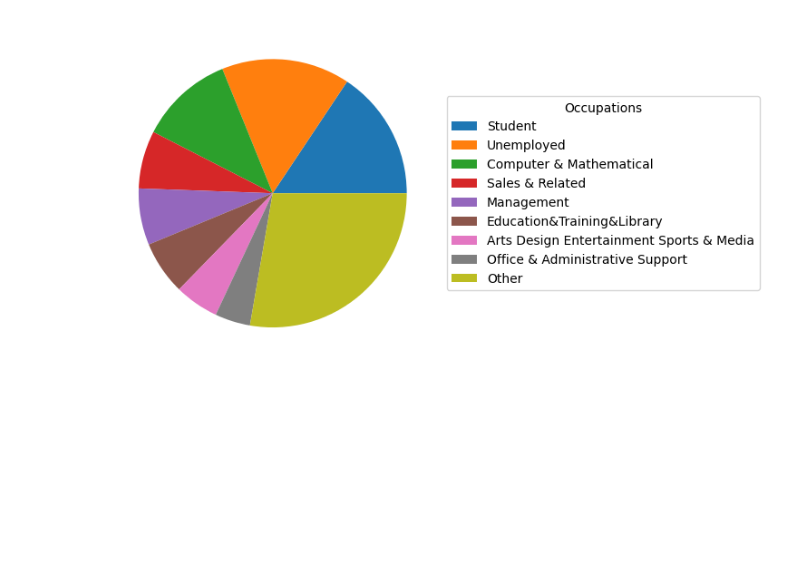
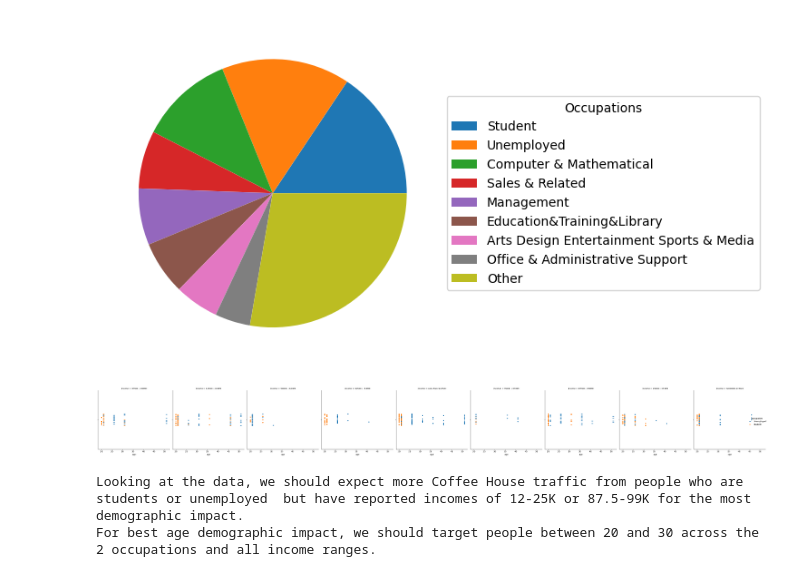
Before and after one commit to rbhat/aiml-customer-code, a Jupyter notebook: prompt.ipynb, the cells around one changed output. Saved outputs shown, nothing was run; the diff lists cells and outputs as text; code cells hidden in the pictures; blank space fills up the shorter version.

```diff
--- a/prompt.ipynb
+++ b/prompt.ipynb
@@ -361,3 +355,17 @@ plt.legend(occupations.index, title="Occupations", loc="center left", bbox_to_an
 plt.show()
 # %% [output]
 [figure]
+# %%
+#Lets see the age range of people who went to the coffeehouse and their income levels
+
+sns.catplot(x='age', hue='occupation', col="income", data=coffee_data.loc[np.isin(coffee_data['occupation'],['Student','Unemployed']),['age', 'income', 'occupation']])
+plt.tight_layout()
+plt.show()
+# %% [output]
+[figure, added]
+# %%
+print(f"Looking at the data, we should expect more Coffee House traffic from people who are {colored('students or unemployed', 'yellow')}  but have reported incomes of {colored('12-25K or 87.5-99K','yellow')} for the most demographic impact.\n"\
+       f"For best age demographic impact, we should target people between {colored('20 and 30 across the 2 occupations and all income ranges', 'yellow')}.")
+# %% [output]
+Looking at the data, we should expect more Coffee House traffic from people who are students or unemployed  but have reported incomes of 12-25K or 87.5-99K for the most demographic impact.
+For best age demographic impact, we should target people between 20 and 30 across the 2 occupations and all income ranges.
```
Also changed, not shown: parts of 4 cells of this notebook, 2 other files.
